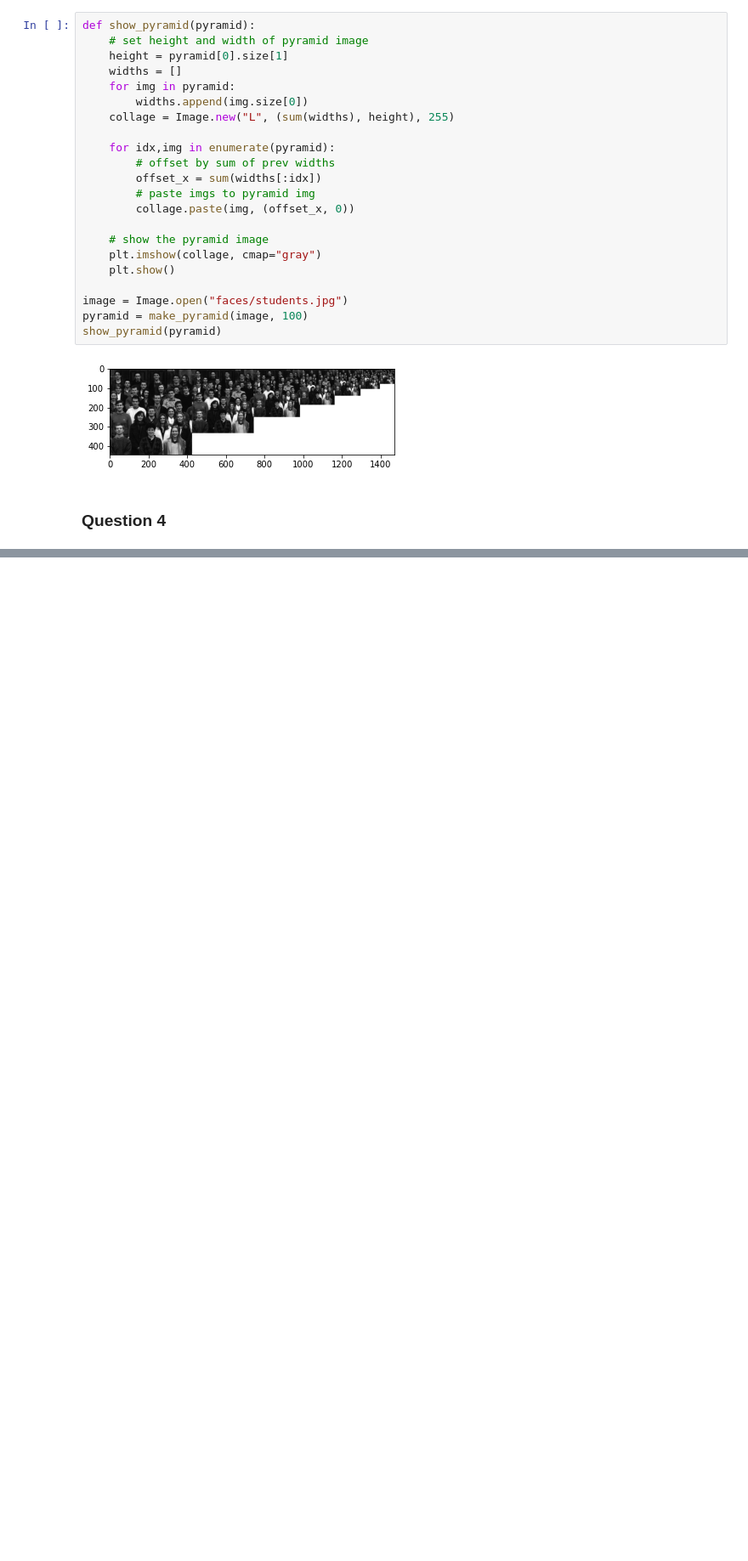
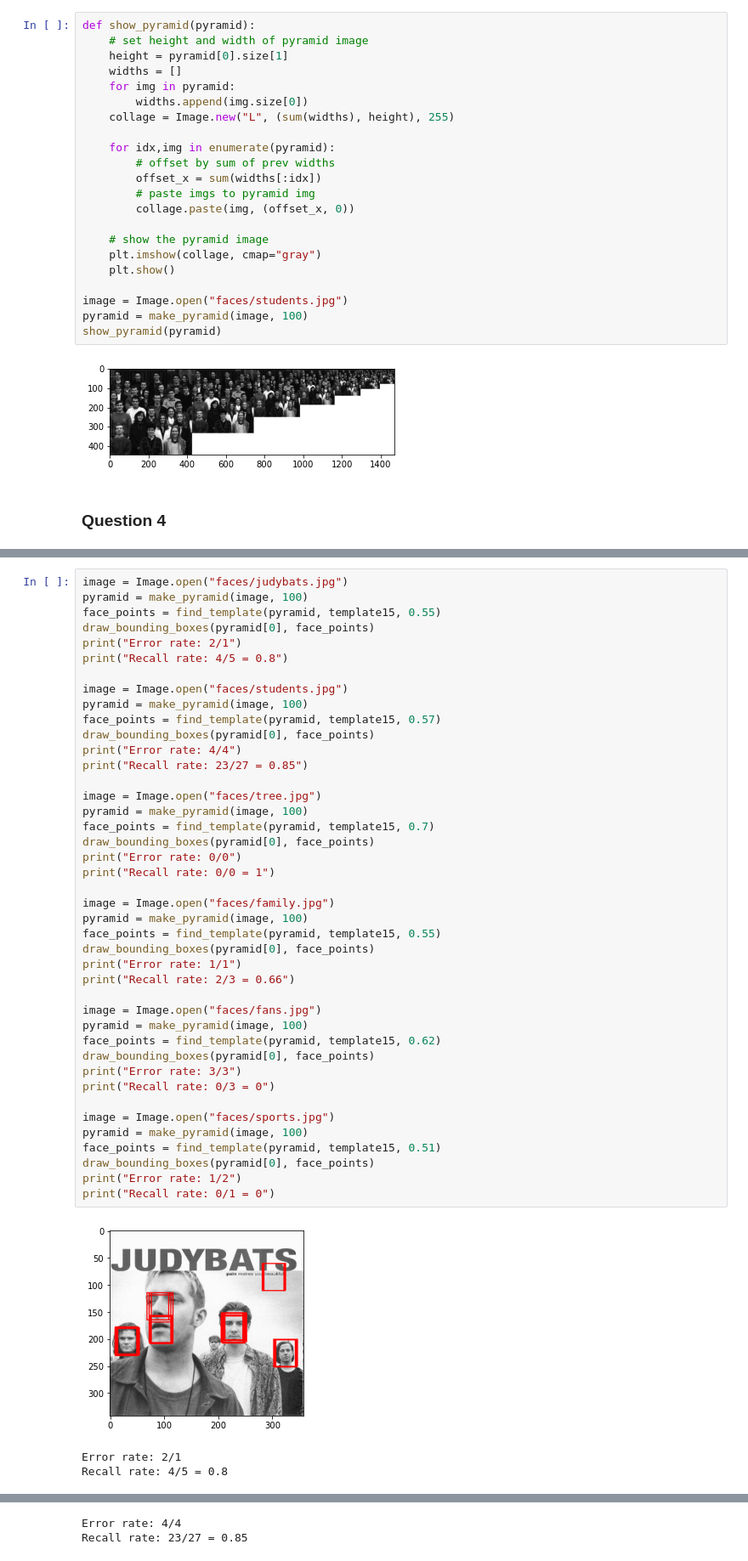
Before and after one commit to ricky-ma/CPSC425-Computer-Vision, a Jupyter notebook: A2/Assignment2.ipynb, the cells around one changed output, grey strips where cells are left out. Shown at 85% size. Saved outputs shown, nothing was run; the diff lists cells and outputs as text; blank space fills up the shorter version.

```diff
--- a/A2/Assignment2.ipynb
+++ b/A2/Assignment2.ipynb
@@ -102,0 +107,46 @@ find_template(pyramid, template, 0.6)
+# %%
+image = Image.open("faces/judybats.jpg")
+pyramid = make_pyramid(image, 100)
+face_points = find_template(pyramid, template15, 0.55)
+draw_bounding_boxes(pyramid[0], face_points)
+print("Error rate: 2/1")
+print("Recall rate: 4/5 = 0.8")
+
+image = Image.open("faces/students.jpg")
+pyramid = make_pyramid(image, 100)
+face_points = find_template(pyramid, template15, 0.57)
+draw_bounding_boxes(pyramid[0], face_points)
+print("Error rate: 4/4")
+print("Recall rate: 23/27 = 0.85")
+
+image = Image.open("faces/tree.jpg")
+pyramid = make_pyramid(image, 100)
+face_points = find_template(pyramid, template15, 0.7)
+draw_bounding_boxes(pyramid[0], face_points)
+print("Error rate: 0/0")
+print("Recall rate: 0/0 = 1")
+
+image = Image.open("faces/family.jpg")
+pyramid = make_pyramid(image, 100)
+face_points = find_template(pyramid, template15, 0.55)
+draw_bounding_boxes(pyramid[0], face_points)
+print("Error rate: 1/1")
+print("Recall rate: 2/3 = 0.66")
+
+image = Image.open("faces/fans.jpg")
+pyramid = make_pyramid(image, 100)
+face_points = find_template(pyramid, template15, 0.62)
+draw_bounding_boxes(pyramid[0], face_points)
+print("Error rate: 3/3")
+print("Recall rate: 0/3 = 0")
+
+image = Image.open("faces/sports.jpg")
+pyramid = make_pyramid(image, 100)
+face_points = find_template(pyramid, template15, 0.51)
+draw_bounding_boxes(pyramid[0], face_points)
+print("Error rate: 1/2")
+print("Recall rate: 0/1 = 0")
+# %% [output]
+[figure, added]
+Error rate: 2/1
+Recall rate: 4/5 = 0.8
@@ -102,0 +154,2 @@ find_template(pyramid, template, 0.6)
+Error rate: 4/4
+Recall rate: 23/27 = 0.85
```
Also changed, not shown: parts of 4 cells of this notebook.
